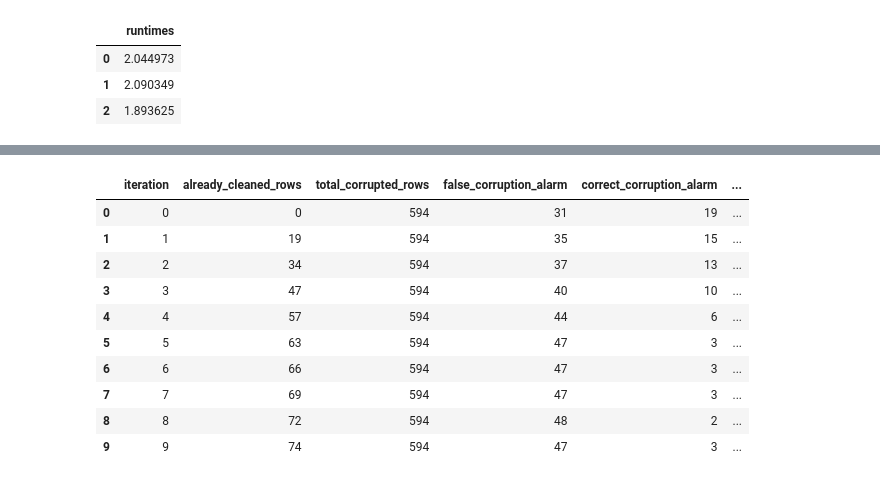
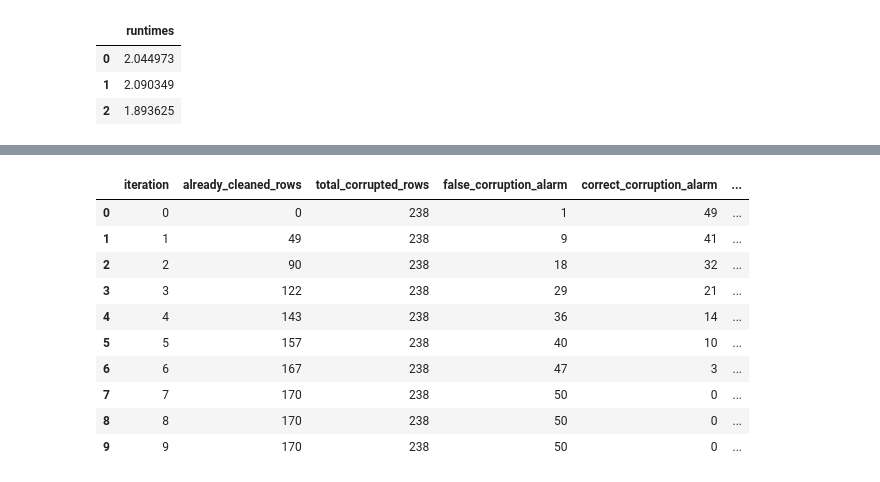
Before and after one commit to stefan-grafberger/deem22-what-if-experiments, a Jupyter notebook: whatif/example_pipelines/shapley_value_experiments.ipynb, the cells around one changed output, grey strips where cells are left out. Drawn from its saved outputs; the diff is of its cells as text; code cells hidden in the pictures.

```diff
--- a/whatif/example_pipelines/shapley_value_experiments.ipynb
+++ b/whatif/example_pipelines/shapley_value_experiments.ipynb
@@ -189,6 +189,6 @@ Done!
 | 1 | 2.090349 |
 | 2 | 1.893625 |
 # %%
-do_shapley_value_opt(0.5, 10, True, 10, 50, True)
+do_shapley_value_opt(0.2, 10, True, 10, 50, True)
 # %% [output]
 Starting iteration 0 now...
@@ -210,13 +210,13 @@ Starting iteration 9 now...
 Done!
 |  | iteration | already_cleaned_rows | total_corrupted_rows | false_corruption_alarm | correct_corruption_alarm | ... |
-| 0 | 0 | 0 | 594 | 31 | 19 | ... |
-| 1 | 1 | 19 | 594 | 35 | 15 | ... |
-| 2 | 2 | 34 | 594 | 37 | 13 | ... |
-| 3 | 3 | 47 | 594 | 40 | 10 | ... |
-| 4 | 4 | 57 | 594 | 44 | 6 | ... |
-| 5 | 5 | 63 | 594 | 47 | 3 | ... |
-| 6 | 6 | 66 | 594 | 47 | 3 | ... |
-| 7 | 7 | 69 | 594 | 47 | 3 | ... |
-| 8 | 8 | 72 | 594 | 48 | 2 | ... |
-| 9 | 9 | 74 | 594 | 47 | 3 | ... |
+| 0 | 0 | 0 | 238 | 1 | 49 | ... |
+| 1 | 1 | 49 | 238 | 9 | 41 | ... |
+| 2 | 2 | 90 | 238 | 18 | 32 | ... |
+| 3 | 3 | 122 | 238 | 29 | 21 | ... |
+| 4 | 4 | 143 | 238 | 36 | 14 | ... |
+| 5 | 5 | 157 | 238 | 40 | 10 | ... |
+| 6 | 6 | 167 | 238 | 47 | 3 | ... |
+| 7 | 7 | 170 | 238 | 50 | 0 | ... |
+| 8 | 8 | 170 | 238 | 50 | 0 | ... |
+| 9 | 9 | 170 | 238 | 50 | 0 | ... |
 # %%
```
Also changed, not shown: parts of 3 cells of this notebook, 3 other files.
